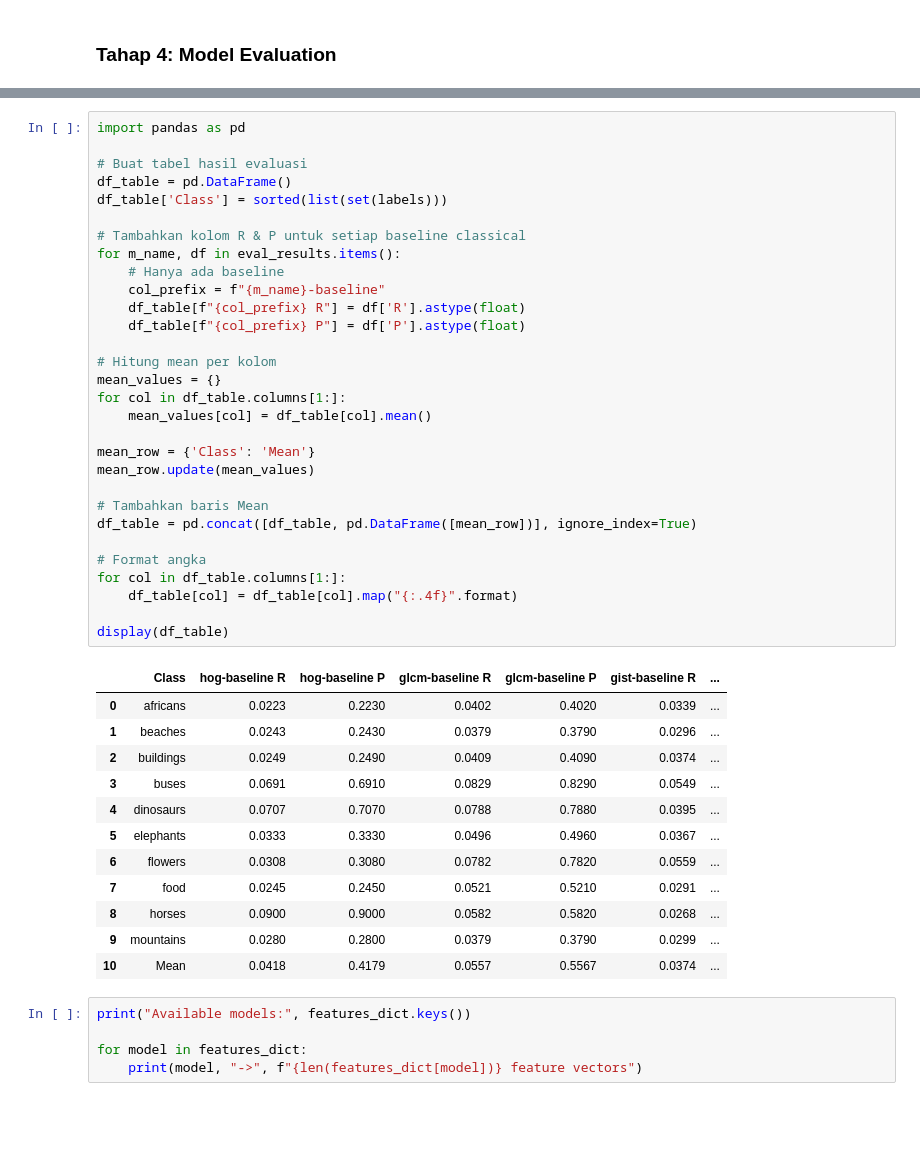
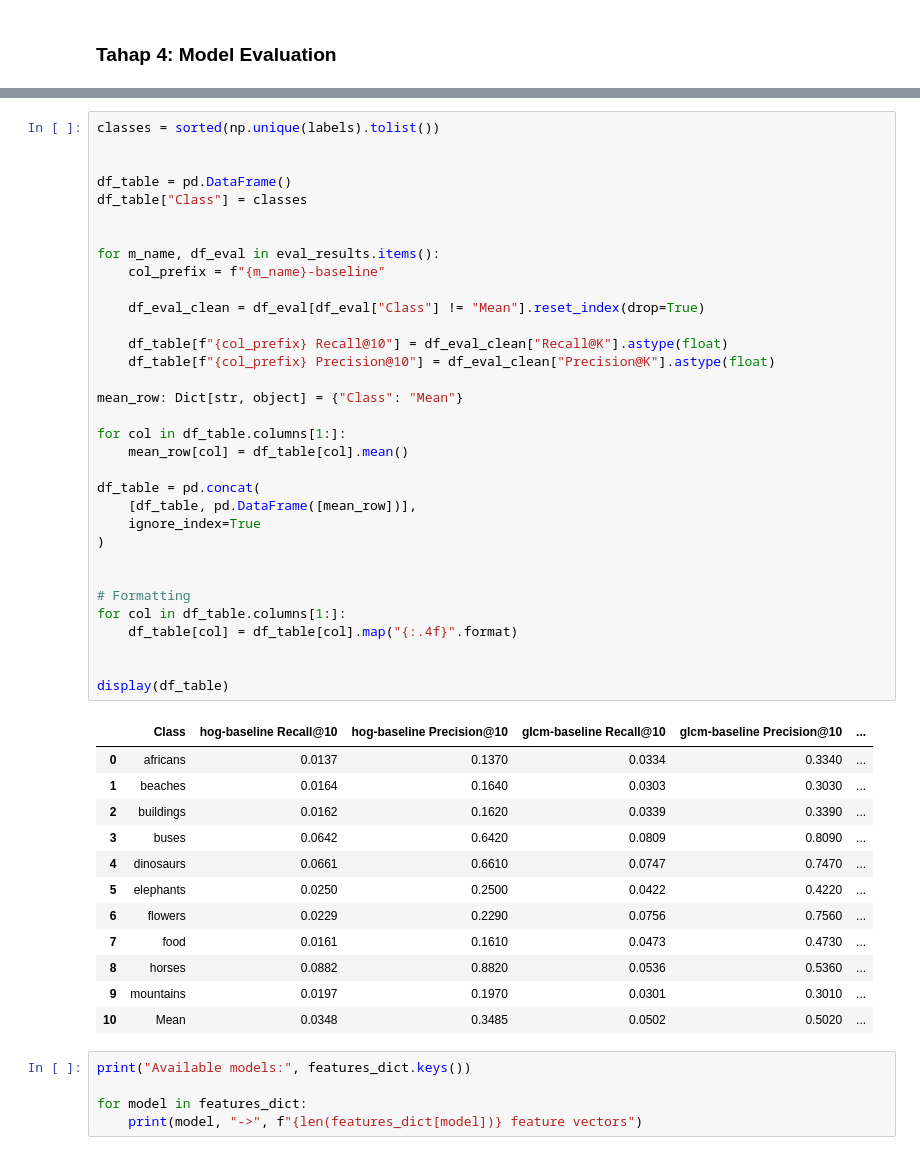
Before and after one commit to rofiqsamanhudi/Trade-Off_CBIR, a Jupyter notebook: src/notebooks/CBIR_Classical.ipynb, the cells around one changed output, grey strips where cells are left out. Saved outputs shown, nothing was run; the diff lists cells and outputs as text; blank space fills up the shorter version.

```diff
--- a/src/notebooks/CBIR_Classical.ipynb
+++ b/src/notebooks/CBIR_Classical.ipynb
@@ -477,46 +536,49 @@ Processing gist-baseline ...
 # %%
-import pandas as pd
+classes = sorted(np.unique(labels).tolist())
 
-# Buat tabel hasil evaluasi
+
 df_table = pd.DataFrame()
-df_table['Class'] = sorted(list(set(labels)))
+df_table["Class"] = classes
 
-# Tambahkan kolom R & P untuk setiap baseline classical
-for m_name, df in eval_results.items():
-    # Hanya ada baseline
+
+for m_name, df_eval in eval_results.items():
     col_prefix = f"{m_name}-baseline"
-    df_table[f"{col_prefix} R"] = df['R'].astype(float)
-    df_table[f"{col_prefix} P"] = df['P'].astype(float)
 
-# Hitung mean per kolom
-mean_values = {}
+    df_eval_clean = df_eval[df_eval["Class"] != "Mean"].reset_index(drop=True)
+
+    df_table[f"{col_prefix} Recall@10"] = df_eval_clean["Recall@K"].astype(float)
+    df_table[f"{col_prefix} Precision@10"] = df_eval_clean["Precision@K"].astype(float)
+
+mean_row: Dict[str, object] = {"Class": "Mean"}
+
 for col in df_table.columns[1:]:
-    mean_values[col] = df_table[col].mean()
+    mean_row[col] = df_table[col].mean()
 
-mean_row = {'Class': 'Mean'}
-mean_row.update(mean_values)
+df_table = pd.concat(
+    [df_table, pd.DataFrame([mean_row])],
+    ignore_index=True
+)
 
-# Tambahkan baris Mean
-df_table = pd.concat([df_table, pd.DataFrame([mean_row])], ignore_index=True)
 
-# Format angka
+# Formatting
 for col in df_table.columns[1:]:
     df_table[col] = df_table[col].map("{:.4f}".format)
 
+
 display(df_table)
 # %% [output]
-|  | Class | hog-baseline R | hog-baseline P | glcm-baseline R | glcm-baseline P | gist-baseline R | ... |
-| 0 | africans | 0.0223 | 0.2230 | 0.0402 | 0.4020 | 0.0339 | ... |
-| 1 | beaches | 0.0243 | 0.2430 | 0.0379 | 0.3790 | 0.0296 | ... |
-| 2 | buildings | 0.0249 | 0.2490 | 0.0409 | 0.4090 | 0.0374 | ... |
-| 3 | buses | 0.0691 | 0.6910 | 0.0829 | 0.8290 | 0.0549 | ... |
-| 4 | dinosaurs | 0.0707 | 0.7070 | 0.0788 | 0.7880 | 0.0395 | ... |
-| 5 | elephants | 0.0333 | 0.3330 | 0.0496 | 0.4960 | 0.0367 | ... |
-| 6 | flowers | 0.0308 | 0.3080 | 0.0782 | 0.7820 | 0.0559 | ... |
-| 7 | food | 0.0245 | 0.2450 | 0.0521 | 0.5210 | 0.0291 | ... |
-| 8 | horses | 0.0900 | 0.9000 | 0.0582 | 0.5820 | 0.0268 | ... |
-| 9 | mountains | 0.0280 | 0.2800 | 0.0379 | 0.3790 | 0.0299 | ... |
-| 10 | Mean | 0.0418 | 0.4179 | 0.0557 | 0.5567 | 0.0374 | ... |
+|  | Class | hog-baseline Recall@10 | hog-baseline Precision@10 | glcm-baseline Recall@10 | glcm-baseline Precision@10 | ... |
+| 0 | africans | 0.0137 | 0.1370 | 0.0334 | 0.3340 | ... |
+| 1 | beaches | 0.0164 | 0.1640 | 0.0303 | 0.3030 | ... |
+| 2 | buildings | 0.0162 | 0.1620 | 0.0339 | 0.3390 | ... |
+| 3 | buses | 0.0642 | 0.6420 | 0.0809 | 0.8090 | ... |
+| 4 | dinosaurs | 0.0661 | 0.6610 | 0.0747 | 0.7470 | ... |
+| 5 | elephants | 0.0250 | 0.2500 | 0.0422 | 0.4220 | ... |
+| 6 | flowers | 0.0229 | 0.2290 | 0.0756 | 0.7560 | ... |
+| 7 | food | 0.0161 | 0.1610 | 0.0473 | 0.4730 | ... |
+| 8 | horses | 0.0882 | 0.8820 | 0.0536 | 0.5360 | ... |
+| 9 | mountains | 0.0197 | 0.1970 | 0.0301 | 0.3010 | ... |
+| 10 | Mean | 0.0348 | 0.3485 | 0.0502 | 0.5020 | ... |
 # %%
 print("Available models:", features_dict.keys())
 
```
Also changed, not shown: parts of 16 cells of this notebook.
